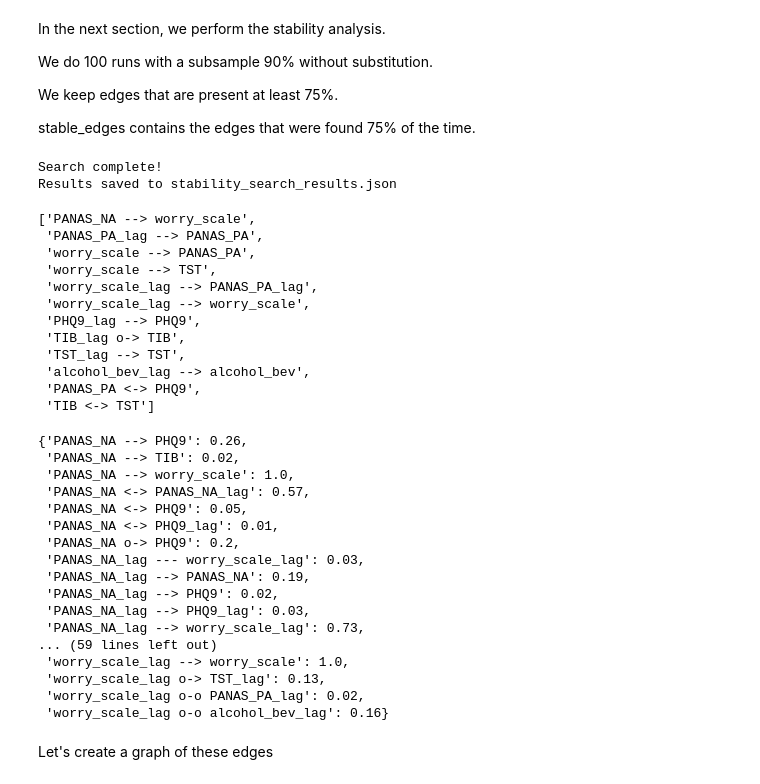
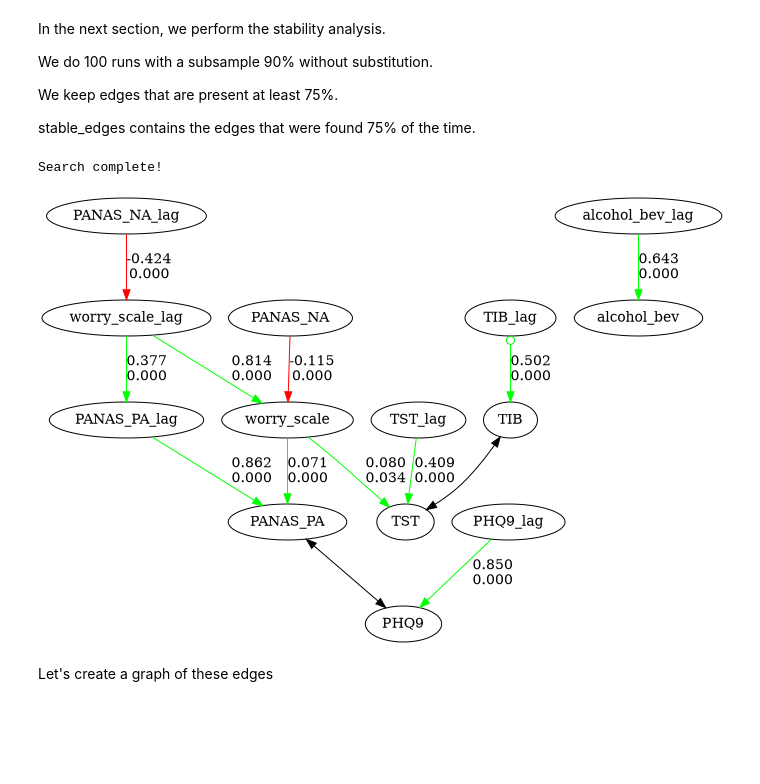
Before and after one commit to kelvinlim/fastcda, a Jupyter notebook: stability_example.ipynb, the cells around one changed output. Cells and saved outputs as stored; diff of their text form; code cells hidden in the pictures; blank space fills up the shorter version.

```diff
--- a/stability_example.ipynb
+++ b/stability_example.ipynb
@@ -183,56 +181,24 @@ We do 100 runs with a subsample 90% without substitution.
 We keep edges that are present at least 75%.
 
 stable_edges contains the edges that were found 75% of the time.
-# %%
-# run the stability search
-stable_edges, sorted_edges, sorted_edges_raw, run_results = tp.run_stability_search(
-                                        df,
-                                        model='gfci',
-                                        knowledge=knowledge,
-                                        score={'sem_bic': {'penalty_discount': 1.0}},
-                                        test={'fisher_z': {'alpha': .01}},
-                                        runs=100,
-                                        min_fraction=0.75,
-                                        subsample_fraction=0.9,
-                                        lag_stub = '_lag',
-                                        save_file='stability_search_results.json',)
-
-stable_edges
-# %% [output]
-Search complete!
-Results saved to stability_search_results.json
-['PANAS_NA --> worry_scale',
- 'PANAS_PA_lag --> PANAS_PA',
- 'worry_scale --> PANAS_PA',
- 'worry_scale --> TST',
- 'worry_scale_lag --> PANAS_PA_lag',
- 'worry_scale_lag --> worry_scale',
- 'PHQ9_lag --> PHQ9',
- 'TIB_lag o-> TIB',
- 'TST_lag --> TST',
- 'alcohol_bev_lag --> alcohol_bev',
- 'PANAS_PA <-> PHQ9',
- 'TIB <-> TST']
+# %%
+# run the stability search
+SearchResult, graph = tp.run_stability_search(
+                                        df,
+                                        model='gfci',
+                                        knowledge=knowledge,
+                                        score={'sem_bic': {'penalty_discount': 1.0}},
+                                        test={'fisher_z': {'alpha': .01}},
+                                        lag_stub = '_lag',
+                                        )
+
+pass
+# %% [output]
+Search complete!
 # %%
-# lets show the sorted edges
-sorted_edges
+# show the graph
+graph.show_graph()
 # %% [output]
-{'PANAS_NA --> PHQ9': 0.26,
- 'PANAS_NA --> TIB': 0.02,
- 'PANAS_NA --> worry_scale': 1.0,
- 'PANAS_NA <-> PANAS_NA_lag': 0.57,
- 'PANAS_NA <-> PHQ9': 0.05,
- 'PANAS_NA <-> PHQ9_lag': 0.01,
- 'PANAS_NA o-> PHQ9': 0.2,
- 'PANAS_NA_lag --- worry_scale_lag': 0.03,
- 'PANAS_NA_lag --> PANAS_NA': 0.19,
- 'PANAS_NA_lag --> PHQ9': 0.02,
- 'PANAS_NA_lag --> PHQ9_lag': 0.03,
- 'PANAS_NA_lag --> worry_scale_lag': 0.73,
-... (59 lines left out)
- 'worry_scale_lag --> worry_scale': 1.0,
- 'worry_scale_lag o-> TST_lag': 0.13,
- 'worry_scale_lag o-o PANAS_PA_lag': 0.02,
- 'worry_scale_lag o-o alcohol_bev_lag': 0.16}
+[figure, added]
 # %% [markdown]
 Let's create a graph of these edges
```
Also changed, not shown: parts of 9 cells of this notebook, 5 other files.
